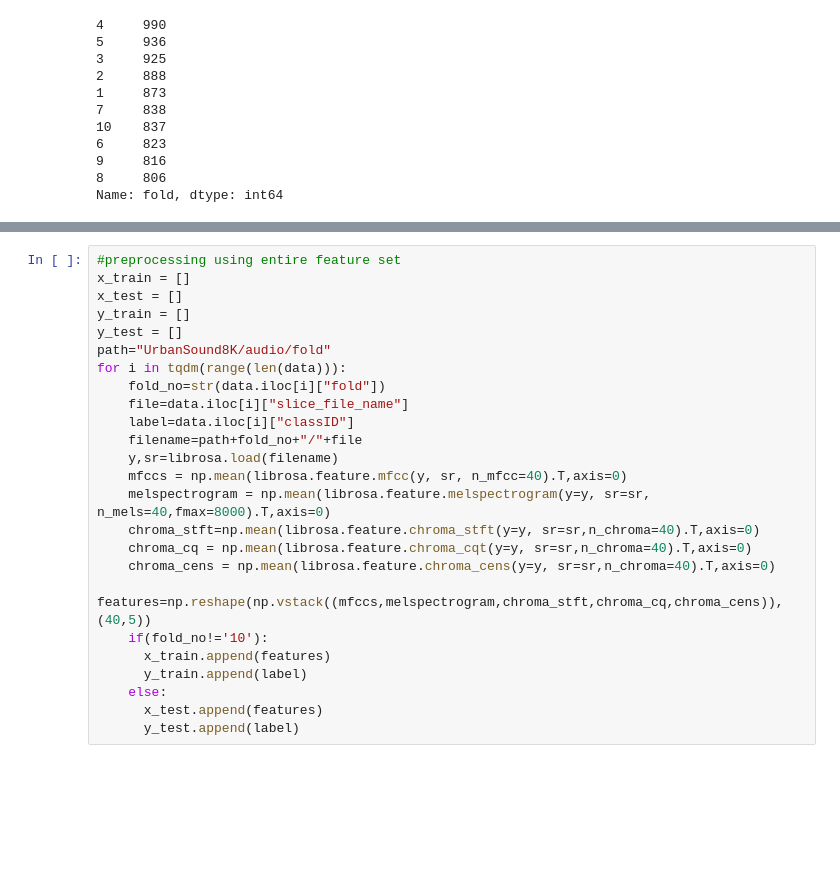
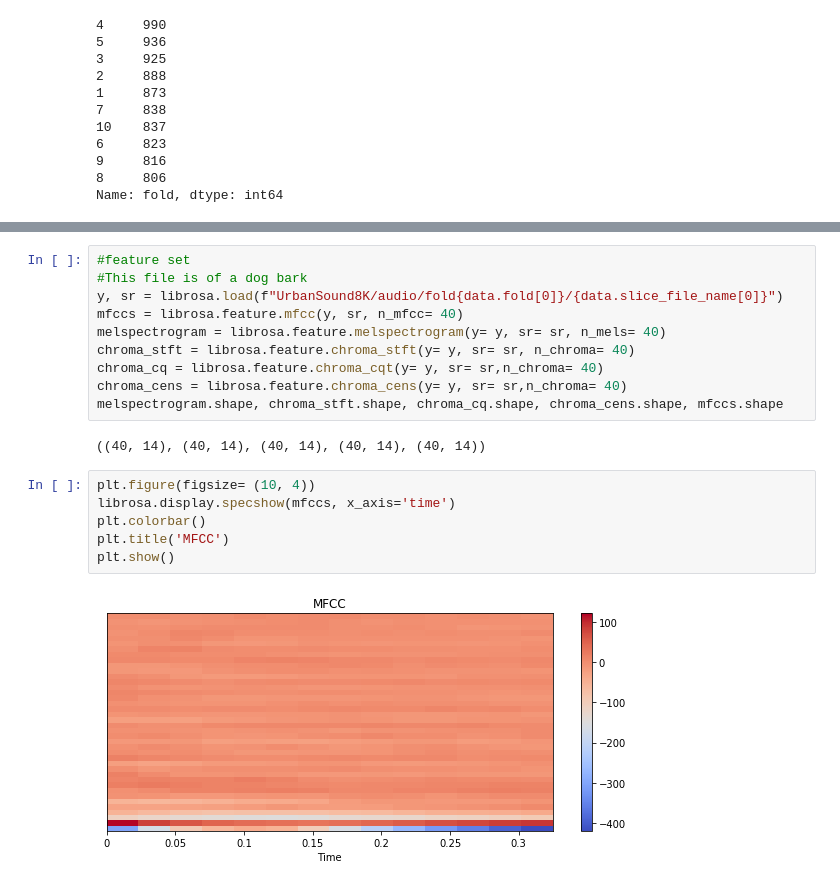
Before and after one commit to skagnihotri/urban_sound_classification, a Jupyter notebook: Urban_sound.ipynb, the cells around one changed output, grey strips where cells are left out. Cells and saved outputs as stored; diff of their text form; blank space fills up the shorter version.

Commit message:
feature extracted from data

```diff
--- a/Urban_sound.ipynb
+++ b/Urban_sound.ipynb
@@ -76,25 +94,20 @@ Name: fold, dtype: int64
 # %%
-#preprocessing using entire feature set
-x_train = []
-x_test = []
-y_train = []
-y_test = []
-path="UrbanSound8K/audio/fold"
-for i in tqdm(range(len(data))):
-    fold_no=str(data.iloc[i]["fold"])
-    file=data.iloc[i]["slice_file_name"]
-    label=data.iloc[i]["classID"]
-    filename=path+fold_no+"/"+file
-    y,sr=librosa.load(filename)
-    mfccs = np.mean(librosa.feature.mfcc(y, sr, n_mfcc=40).T,axis=0)
-    melspectrogram = np.mean(librosa.feature.melspectrogram(y=y, sr=sr, n_mels=40,fmax=8000).T,axis=0)
-    chroma_stft=np.mean(librosa.feature.chroma_stft(y=y, sr=sr,n_chroma=40).T,axis=0)
-    chroma_cq = np.mean(librosa.feature.chroma_cqt(y=y, sr=sr,n_chroma=40).T,axis=0)
-    chroma_cens = np.mean(librosa.feature.chroma_cens(y=y, sr=sr,n_chroma=40).T,axis=0)
-    features=np.reshape(np.vstack((mfccs,melspectrogram,chroma_stft,chroma_cq,chroma_cens)),(40,5))
-    if(fold_no!='10'):
-      x_train.append(features)
-      y_train.append(label)
-    else:
-      x_test.append(features)
-      y_test.append(label)
+#feature set
+#This file is of a dog bark
+y, sr = librosa.load(f"UrbanSound8K/audio/fold{data.fold[0]}/{data.slice_file_name[0]}")
+mfccs = librosa.feature.mfcc(y, sr, n_mfcc= 40)
+melspectrogram = librosa.feature.melspectrogram(y= y, sr= sr, n_mels= 40)
+chroma_stft = librosa.feature.chroma_stft(y= y, sr= sr, n_chroma= 40)
+chroma_cq = librosa.feature.chroma_cqt(y= y, sr= sr,n_chroma= 40)
+chroma_cens = librosa.feature.chroma_cens(y= y, sr= sr,n_chroma= 40)
+melspectrogram.shape, chroma_stft.shape, chroma_cq.shape, chroma_cens.shape, mfccs.shape
+# %% [output]
+((40, 14), (40, 14), (40, 14), (40, 14), (40, 14))
+# %%
+plt.figure(figsize= (10, 4))
+librosa.display.specshow(mfccs, x_axis='time')
+plt.colorbar()
+plt.title('MFCC')
+plt.show()
+# %% [output]
+[figure, added]
```
Also changed, not shown: parts of 19 cells of this notebook.
